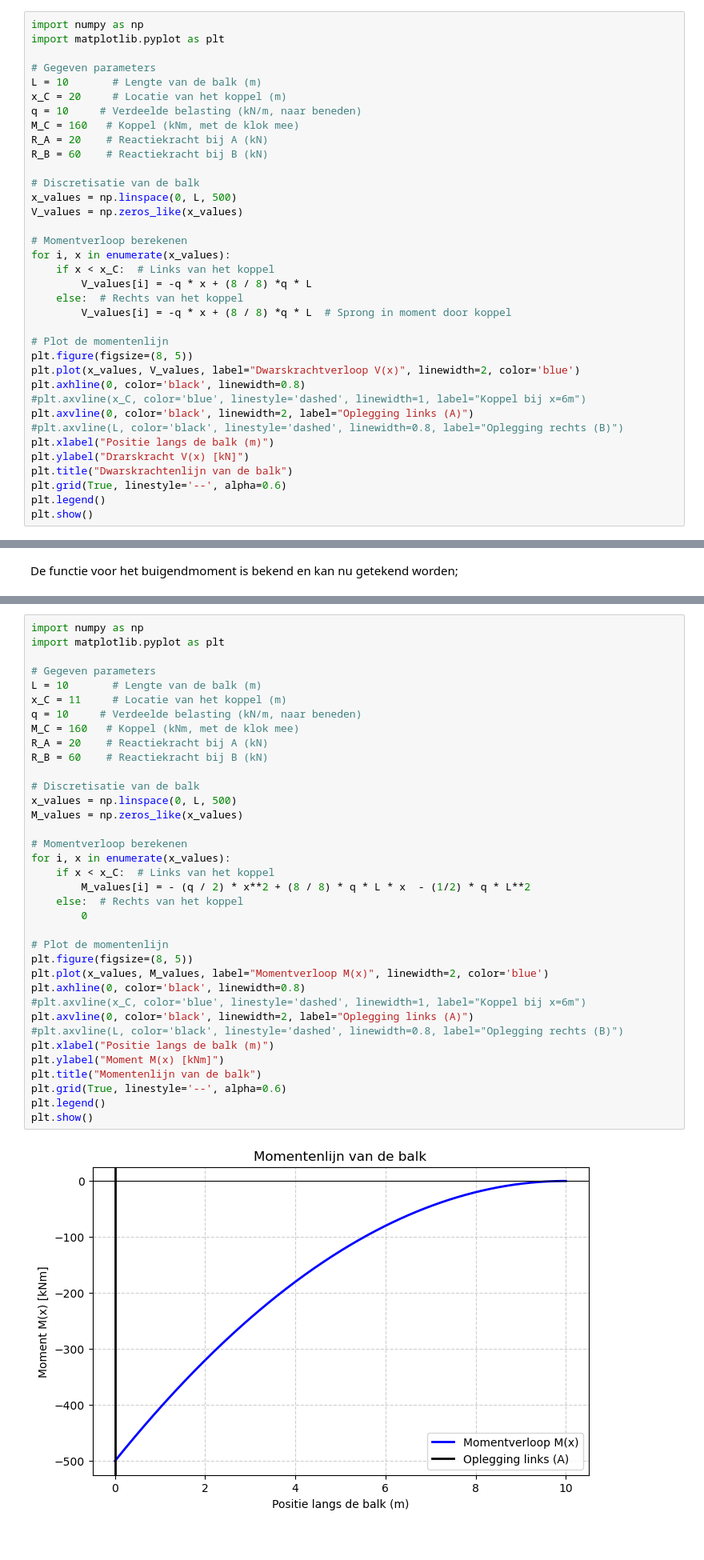
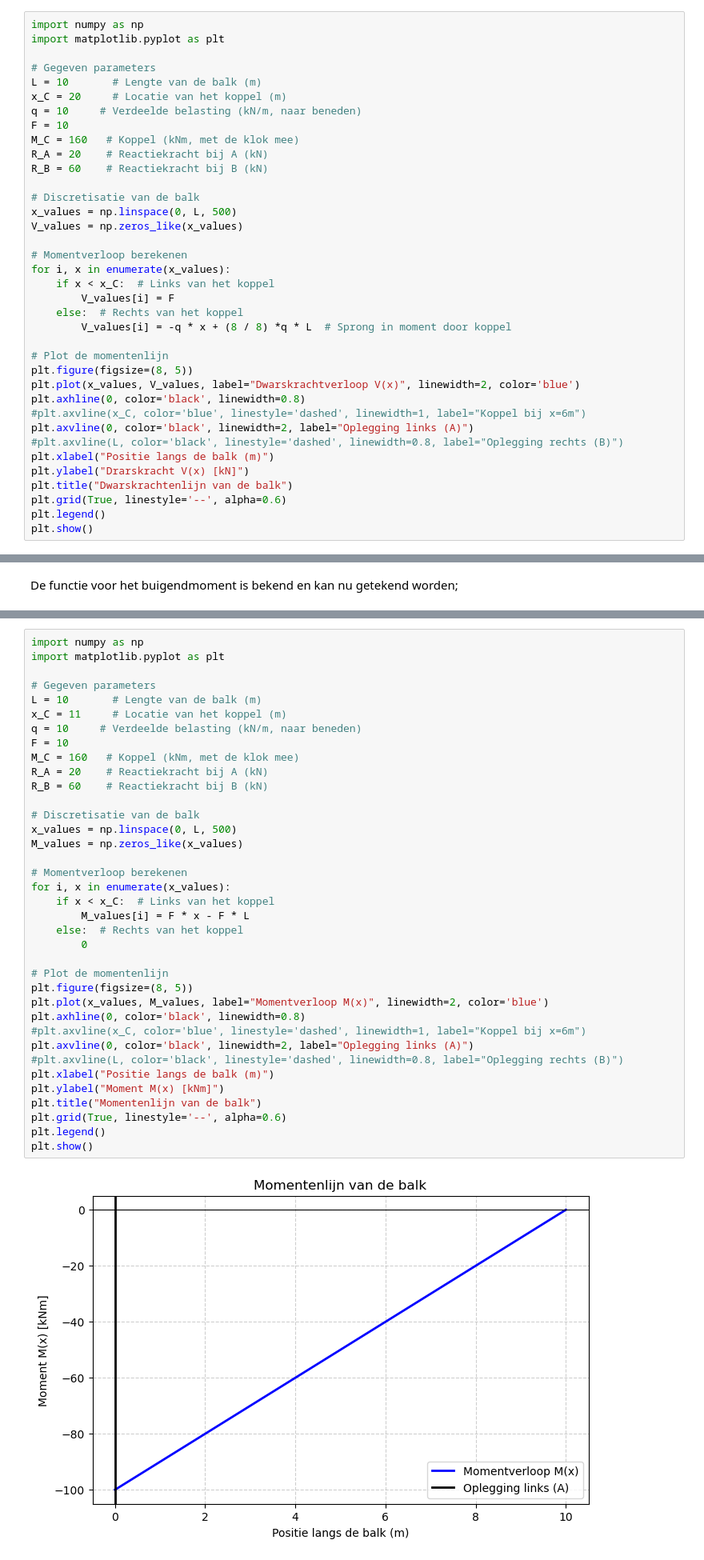
Before and after one commit to HHS-boeken/Mechanica, a Jupyter notebook: book/H1/Opgave_les2_7.ipynb, the cells around one changed output, grey strips where cells are left out. Shown at 80% size. Saved outputs shown, nothing was run; the diff lists cells and outputs as text.

```diff
--- a/book/H1/Opgave_les2_7.ipynb
+++ b/book/H1/Opgave_les2_7.ipynb
@@ -189,6 +187,7 @@ import matplotlib.pyplot as plt
 L = 10       # Lengte van de balk (m)
 x_C = 20     # Locatie van het koppel (m)
 q = 10     # Verdeelde belasting (kN/m, naar beneden)
+F = 10
 M_C = 160   # Koppel (kNm, met de klok mee)
 R_A = 20    # Reactiekracht bij A (kN)
 R_B = 60    # Reactiekracht bij B (kN)
@@ -200,7 +199,7 @@ V_values = np.zeros_like(x_values)
 # Momentverloop berekenen
 for i, x in enumerate(x_values):
     if x < x_C:  # Links van het koppel
-        V_values[i] = -q * x + (8 / 8) *q * L
+        V_values[i] = F
     else:  # Rechts van het koppel
         V_values[i] = -q * x + (8 / 8) *q * L  # Sprong in moment door koppel
 
@@ -242,36 +240,37 @@ import matplotlib.pyplot as plt
 L = 10       # Lengte van de balk (m)
 x_C = 11     # Locatie van het koppel (m)
 q = 10     # Verdeelde belasting (kN/m, naar beneden)
+F = 10
 M_C = 160   # Koppel (kNm, met de klok mee)
 R_A = 20    # Reactiekracht bij A (kN)
 R_B = 60    # Reactiekracht bij B (kN)
 
 # Discretisatie van de balk
 x_values = np.linspace(0, L, 500)
 M_values = np.zeros_like(x_values)
 
 # Momentverloop berekenen
 for i, x in enumerate(x_values):
     if x < x_C:  # Links van het koppel
-        M_values[i] = - (q / 2) * x**2 + (8 / 8) * q * L * x  - (1/2) * q * L**2
+        M_values[i] = F * x - F * L
     else:  # Rechts van het koppel
         0
 
 # Plot de momentenlijn
 plt.figure(figsize=(8, 5))
 plt.plot(x_values, M_values, label="Momentverloop M(x)", linewidth=2, color='blue')
 plt.axhline(0, color='black', linewidth=0.8)
 #plt.axvline(x_C, color='blue', linestyle='dashed', linewidth=1, label="Koppel bij x=6m")
 plt.axvline(0, color='black', linewidth=2, label="Oplegging links (A)")
 #plt.axvline(L, color='black', linestyle='dashed', linewidth=0.8, label="Oplegging rechts (B)")
 plt.xlabel("Positie langs de balk (m)")
 plt.ylabel("Moment M(x) [kNm]")
 plt.title("Momentenlijn van de balk")
 plt.grid(True, linestyle='--', alpha=0.6)
 plt.legend()
 plt.show()
 # %% [output]
-[figure, old version]
+[figure, new version]
 # %% [markdown]
 $M_{a}$ kan gevonden worden door $x=0$ in te vullen in de functie voor het moment;
 # %% [markdown]
```
Also changed, not shown: parts of 14 cells of this notebook, 3 other files.
